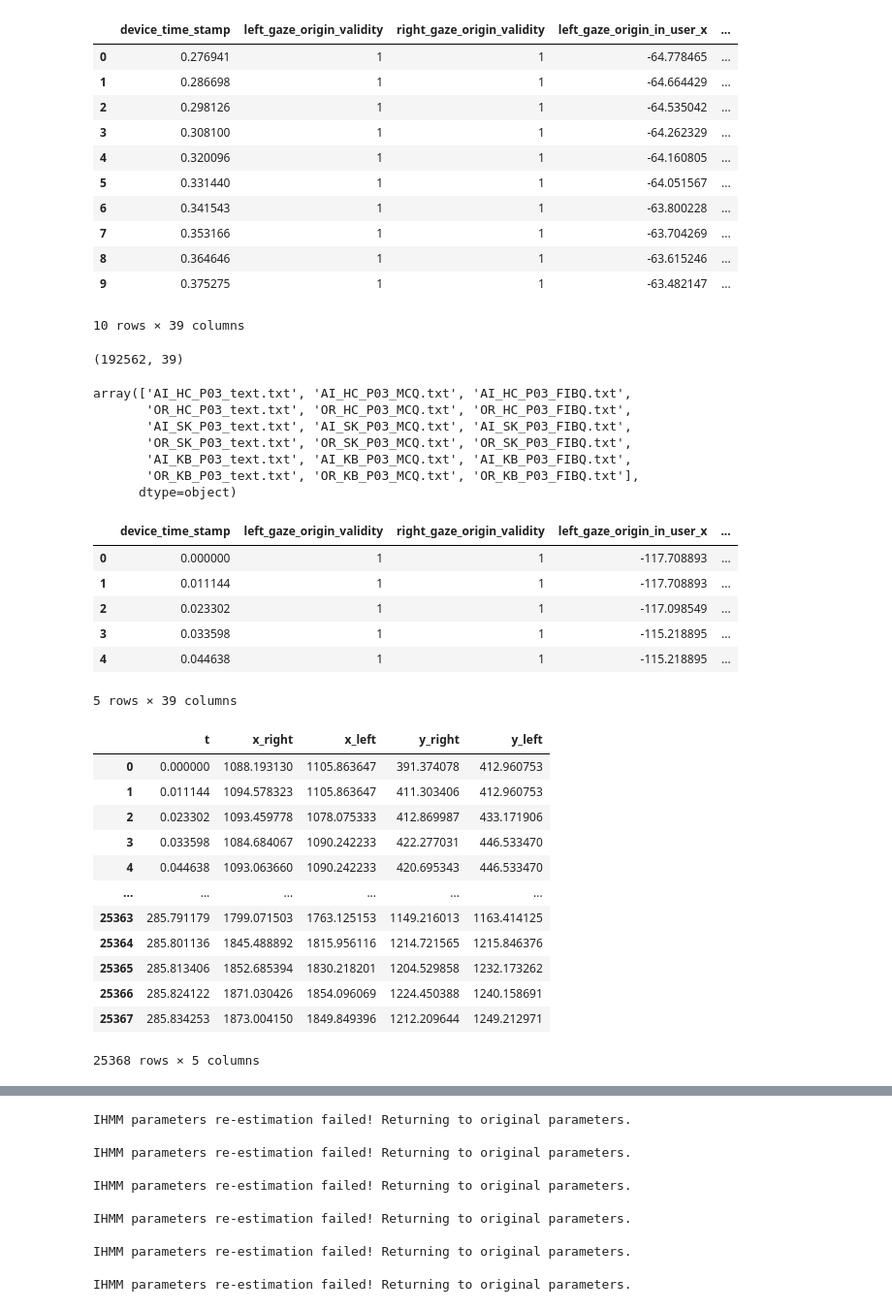
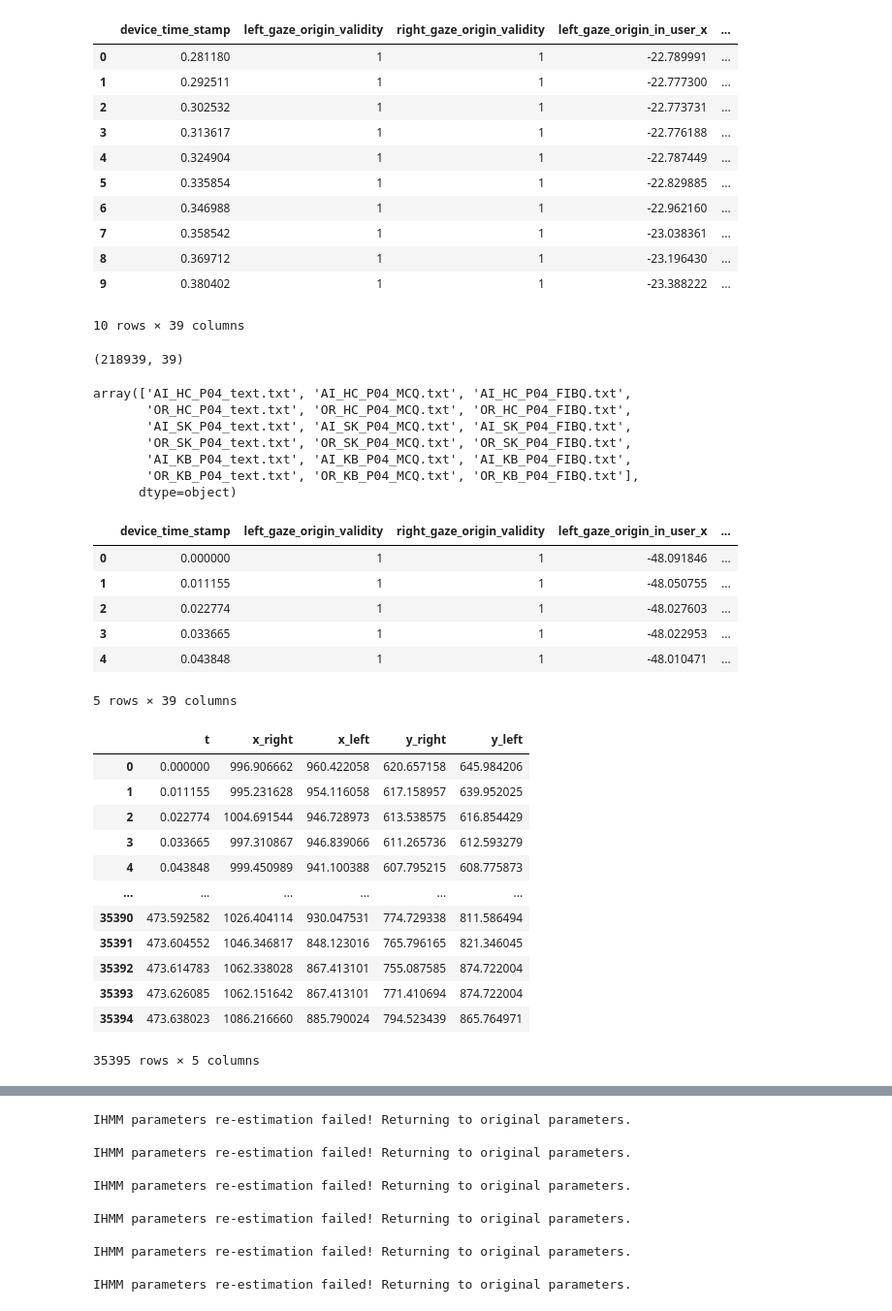
Before and after one commit to slayervictor/Fagpakkeprojekt-Eyes-Modelling, a Jupyter notebook: eye_tracking_expiriment/data_extraction.ipynb, the cells around one changed output, grey strips where cells are left out. Shown at 97% size. Drawn from its saved outputs; the diff is of its cells as text; code cells hidden in the pictures.

```diff
--- a/eye_tracking_expiriment/data_extraction.ipynb
+++ b/eye_tracking_expiriment/data_extraction.ipynb
@@ -12,36 +12,36 @@ testperson = 14
 # %%
 warnings.filterwarnings('ignore')
-gaze = pd.read_csv("../eye_tracking_expiriment\data\gaze_data_Alexander_14.csv")
+gaze = pd.read_csv("../eye_tracking_expiriment\data\gaze_data_Emborg_15.csv")
 gaze.head(10)
 # %% [output]
 |  | device_time_stamp | left_gaze_origin_validity | right_gaze_origin_validity | left_gaze_origin_in_user_x | ... |
-| 0 | 0.276941 | 1 | 1 | -64.778465 | ... |
-| 1 | 0.286698 | 1 | 1 | -64.664429 | ... |
-| 2 | 0.298126 | 1 | 1 | -64.535042 | ... |
-| 3 | 0.308100 | 1 | 1 | -64.262329 | ... |
-| 4 | 0.320096 | 1 | 1 | -64.160805 | ... |
-| 5 | 0.331440 | 1 | 1 | -64.051567 | ... |
-| 6 | 0.341543 | 1 | 1 | -63.800228 | ... |
-| 7 | 0.353166 | 1 | 1 | -63.704269 | ... |
-| 8 | 0.364646 | 1 | 1 | -63.615246 | ... |
-| 9 | 0.375275 | 1 | 1 | -63.482147 | ... |
+| 0 | 0.281180 | 1 | 1 | -22.789991 | ... |
+| 1 | 0.292511 | 1 | 1 | -22.777300 | ... |
+| 2 | 0.302532 | 1 | 1 | -22.773731 | ... |
+| 3 | 0.313617 | 1 | 1 | -22.776188 | ... |
+| 4 | 0.324904 | 1 | 1 | -22.787449 | ... |
+| 5 | 0.335854 | 1 | 1 | -22.829885 | ... |
+| 6 | 0.346988 | 1 | 1 | -22.962160 | ... |
+| 7 | 0.358542 | 1 | 1 | -23.038361 | ... |
+| 8 | 0.369712 | 1 | 1 | -23.196430 | ... |
+| 9 | 0.380402 | 1 | 1 | -23.388222 | ... |
 10 rows × 39 columns
 # %%
 gaze = gaze.dropna()
 gaze.reset_index(drop=True, inplace=True)
 gaze.shape
 # %% [output]
-(192562, 39)
+(218939, 39)
 # %%
 un = gaze["text_file"].unique()
 un
 # %% [output]
-array(['AI_HC_P03_text.txt', 'AI_HC_P03_MCQ.txt', 'AI_HC_P03_FIBQ.txt',
-       'OR_HC_P03_text.txt', 'OR_HC_P03_MCQ.txt', 'OR_HC_P03_FIBQ.txt',
-       'AI_SK_P03_text.txt', 'AI_SK_P03_MCQ.txt', 'AI_SK_P03_FIBQ.txt',
-       'OR_SK_P03_text.txt', 'OR_SK_P03_MCQ.txt', 'OR_SK_P03_FIBQ.txt',
-       'AI_KB_P03_text.txt', 'AI_KB_P03_MCQ.txt', 'AI_KB_P03_FIBQ.txt',
-       'OR_KB_P03_text.txt', 'OR_KB_P03_MCQ.txt', 'OR_KB_P03_FIBQ.txt'],
+array(['AI_HC_P04_text.txt', 'AI_HC_P04_MCQ.txt', 'AI_HC_P04_FIBQ.txt',
+       'OR_HC_P04_text.txt', 'OR_HC_P04_MCQ.txt', 'OR_HC_P04_FIBQ.txt',
+       'AI_SK_P04_text.txt', 'AI_SK_P04_MCQ.txt', 'AI_SK_P04_FIBQ.txt',
+       'OR_SK_P04_text.txt', 'OR_SK_P04_MCQ.txt', 'OR_SK_P04_FIBQ.txt',
+       'AI_KB_P04_text.txt', 'AI_KB_P04_MCQ.txt', 'AI_KB_P04_FIBQ.txt',
+       'OR_KB_P04_text.txt', 'OR_KB_P04_MCQ.txt', 'OR_KB_P04_FIBQ.txt'],
       dtype=object)
 # %%
 im_HC_AI = gaze[(gaze["Label"] == "Immersive") & (gaze["text_file"] == un[0])]
@@ -65,11 +65,11 @@ im_KB_OR["device_time_stamp"] = im_KB_OR["device_time_stamp"] - im_KB_OR["device
 im_SK_OR.head(5)
 # %% [output]
 |  | device_time_stamp | left_gaze_origin_validity | right_gaze_origin_validity | left_gaze_origin_in_user_x | ... |
-| 0 | 0.000000 | 1 | 1 | -117.708893 | ... |
-| 1 | 0.011144 | 1 | 1 | -117.708893 | ... |
-| 2 | 0.023302 | 1 | 1 | -117.098549 | ... |
-| 3 | 0.033598 | 1 | 1 | -115.218895 | ... |
-| 4 | 0.044638 | 1 | 1 | -115.218895 | ... |
+| 0 | 0.000000 | 1 | 1 | -48.091846 | ... |
+| 1 | 0.011155 | 1 | 1 | -48.050755 | ... |
+| 2 | 0.022774 | 1 | 1 | -48.027603 | ... |
+| 3 | 0.033665 | 1 | 1 | -48.022953 | ... |
+| 4 | 0.043848 | 1 | 1 | -48.010471 | ... |
 5 rows × 39 columns
 # %%
 left_x = im_SK_OR['left_gaze_point_on_display_area_x']*2560
@@ -81,18 +81,18 @@ eyes = pd.DataFrame({'t': t, 'x_right': right_x, 'x_left': left_x, 'y_right': ri
 eyes
 # %% [output]
 |  | t | x_right | x_left | y_right | y_left |
-| 0 | 0.000000 | 1088.193130 | 1105.863647 | 391.374078 | 412.960753 |
-| 1 | 0.011144 | 1094.578323 | 1105.863647 | 411.303406 | 412.960753 |
-| 2 | 0.023302 | 1093.459778 | 1078.075333 | 412.869987 | 433.171906 |
-| 3 | 0.033598 | 1084.684067 | 1090.242233 | 422.277031 | 446.533470 |
-| 4 | 0.044638 | 1093.063660 | 1090.242233 | 420.695343 | 446.533470 |
+| 0 | 0.000000 | 996.906662 | 960.422058 | 620.657158 | 645.984206 |
+| 1 | 0.011155 | 995.231628 | 954.116058 | 617.158957 | 639.952025 |
+| 2 | 0.022774 | 1004.691544 | 946.728973 | 613.538575 | 616.854429 |
+| 3 | 0.033665 | 997.310867 | 946.839066 | 611.265736 | 612.593279 |
+| 4 | 0.043848 | 999.450989 | 941.100388 | 607.795215 | 608.775873 |
 | ... | ... | ... | ... | ... | ... |
-| 25363 | 285.791179 | 1799.071503 | 1763.125153 | 1149.216013 | 1163.414125 |
-| 25364 | 285.801136 | 1845.488892 | 1815.956116 | 1214.721565 | 1215.846376 |
-| 25365 | 285.813406 | 1852.685394 | 1830.218201 | 1204.529858 | 1232.173262 |
-| 25366 | 285.824122 | 1871.030426 | 1854.096069 | 1224.450388 | 1240.158691 |
-| 25367 | 285.834253 | 1873.004150 | 1849.849396 | 1212.209644 | 1249.212971 |
+| 35390 | 473.592582 | 1026.404114 | 930.047531 | 774.729338 | 811.586494 |
+| 35391 | 473.604552 | 1046.346817 | 848.123016 | 765.796165 | 821.346045 |
+| 35392 | 473.614783 | 1062.338028 | 867.413101 | 755.087585 | 874.722004 |
+| 35393 | 473.626085 | 1062.151642 | 867.413101 | 771.410694 | 874.722004 |
+| 35394 | 473.638023 | 1086.216660 | 885.790024 | 794.523439 | 865.764971 |
-25368 rows × 5 columns
+35395 rows × 5 columns
 # %%
 f, axes = plt.subplots(2, 1, figsize=(15, 8))
 
```
Also changed, not shown: parts of 8 cells of this notebook, 2 other files.
